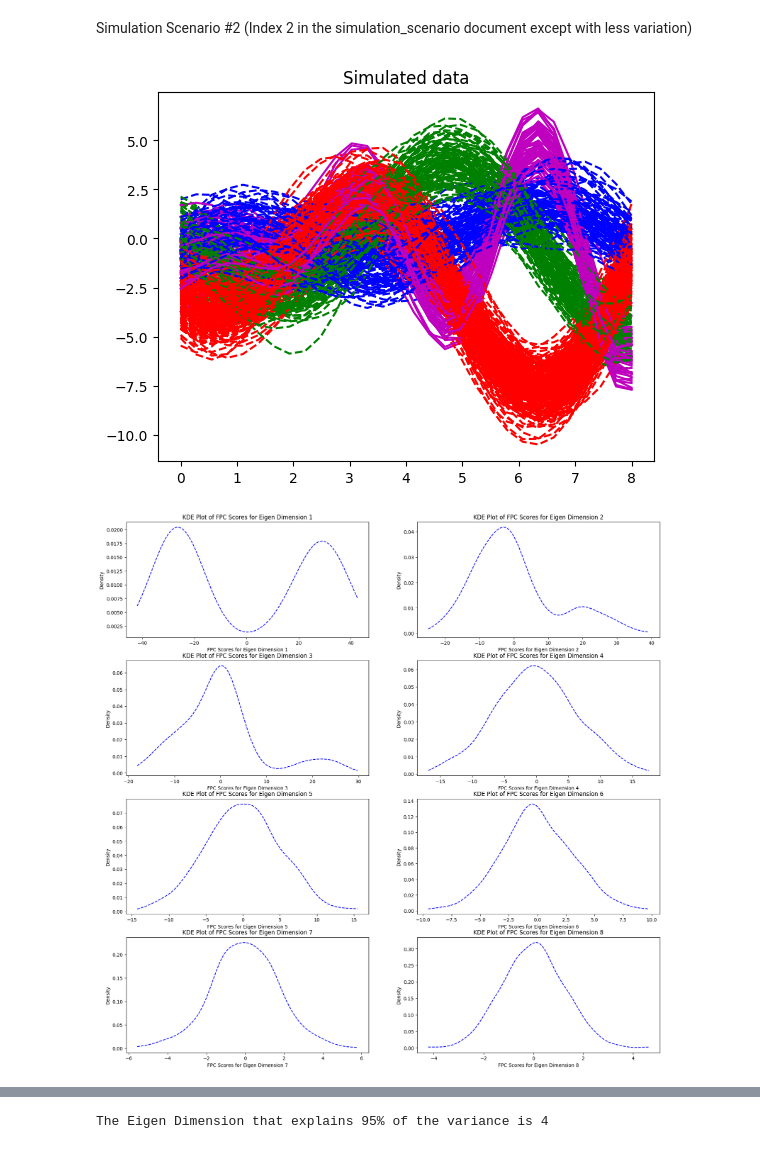
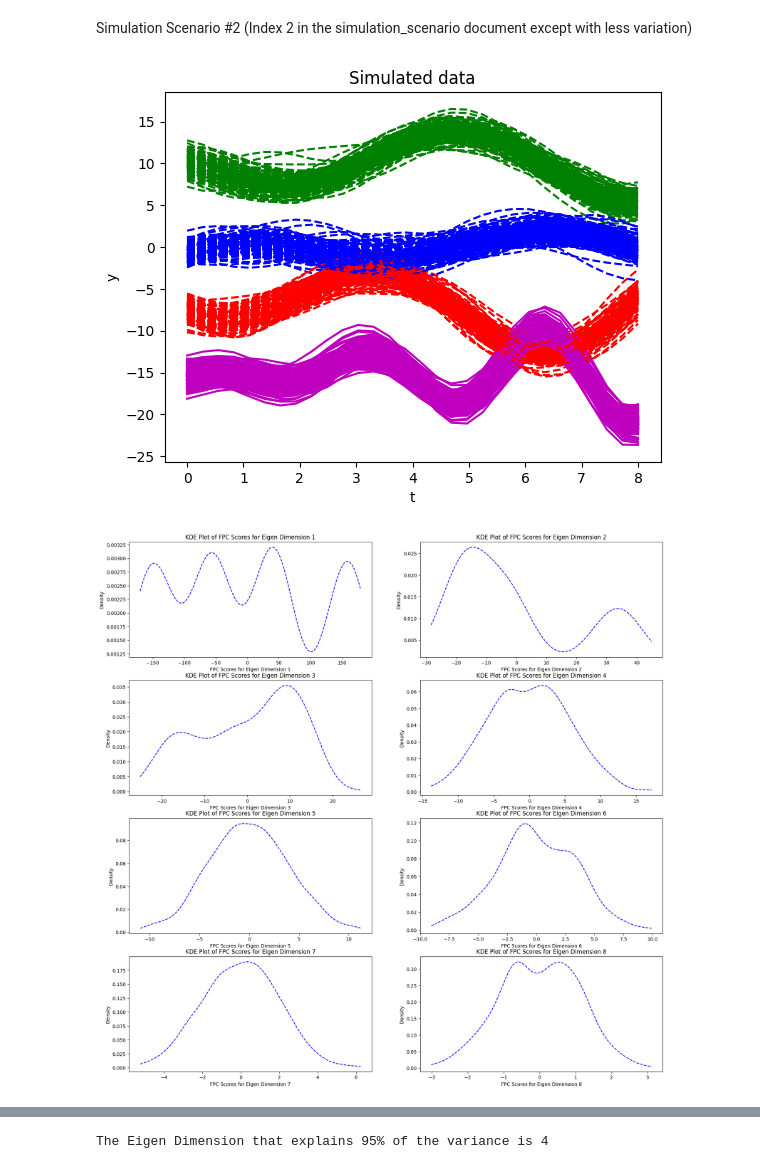
Before and after one commit to Newman251/Thesis-Functional_Data_Ensemble_Clustering_From_FDA, a Jupyter notebook: simulation_scenario2.ipynb, the cells around one changed output, grey strips where cells are left out. Saved outputs shown, nothing was run; the diff lists cells and outputs as text; code cells hidden in the pictures.

```diff
--- a/simulation_scenario2.ipynb
+++ b/simulation_scenario2.ipynb
@@ -30,9 +30,9 @@ mean_curve = np.zeros((4, len(t)))
 mean_curve[0] = np.reshape(10-2*np.sin(t)*np.log(t+2), (nb_of_samples))
 mean_curve[1] = np.reshape(1*np.cos(t)*np.log(t+0.5), (nb_of_samples))
 mean_curve[2] = np.reshape(-5 + -2-np.cos(t)*(np.sqrt(5*t+0.5)), (nb_of_samples))
-mean_curve[3] = np.reshape(np.cos(2*t)*np.log(t+0.5)*(np.sqrt(t+0.5)), (nb_of_samples))
+mean_curve[3] = np.reshape(-15 + np.cos(2*t)*np.log(t+0.5)*(np.sqrt(t+0.5)), (nb_of_samples))
 
-mixture_k = [0.2, 0.2, 0.5, 0.1]
+mixture_k = [1/4, 1/4, 1/4, 1/4	]
 n = 500
 Y = np.zeros((n, len(t)))
 simulation_label = np.zeros(n)
@@ -59,34 +59,36 @@ for i in range(n):
         size=1)
         Y[i] = ys
         plt.plot(t, ys[0], linestyle='--', color='b')
         # Remember the label of the component
         simulation_label[i] = 1
 
 
     elif r < mixture_k[0] + mixture_k[1] + mixture_k[2]:
         # draw for the first component
         ys = np.random.multivariate_normal(
         mean=mean_curve[2], cov=Σ,
         size=1)
         Y[i] = ys
         plt.plot(t, ys[0], linestyle='--', color='r')
         # Remember the label of the component
         simulation_label[i] = 2
 
     else:
         # draw for the first component
         ys = np.random.multivariate_normal(
         mean=mean_curve[3], cov=Σ,
         size=1)
         Y[i] = ys
         plt.plot(t, ys[0], linestyle='-', color='m')
         # Remember the label of the component
         simulation_label[i] = 3
 
 plt.title('Simulated data')
+plt.xlabel('t')
+plt.ylabel('y')
 plt.show()
 # %% [output]
-[figure, old version]
+[figure, new version]
 # %%
 data_smooth, mean, principal_componenets, eigen_functions = functional_data_decomposition (Y, 10, 150)
 
@@ -107,7 +109,7 @@ for i in range(8):
     ax[i//2, i%2].set_ylabel('Density')
 plt.show()
 # %% [output]
-[figure, old version]
+[figure, new version]
 # %%
 variance, ami, ari, v_range = percentage_variation_ami_ari(10, Y, 150, simulation_label, 4)
 plot_percentage_variation_ami_ari(variance, ami, ari, v_range, simulation_label, Y)
```
Also changed, not shown: parts of 2 cells of this notebook, 9 other files.
